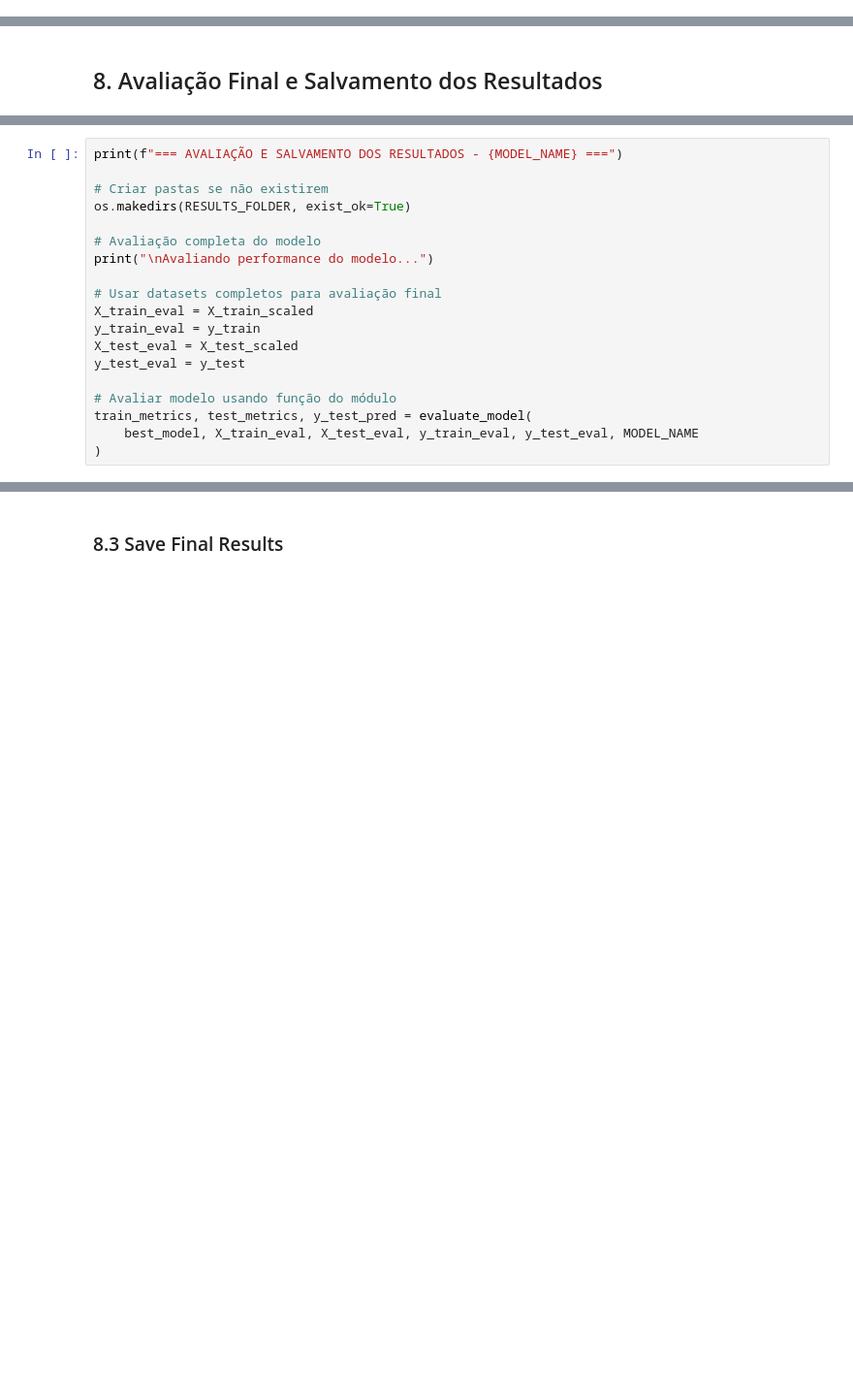
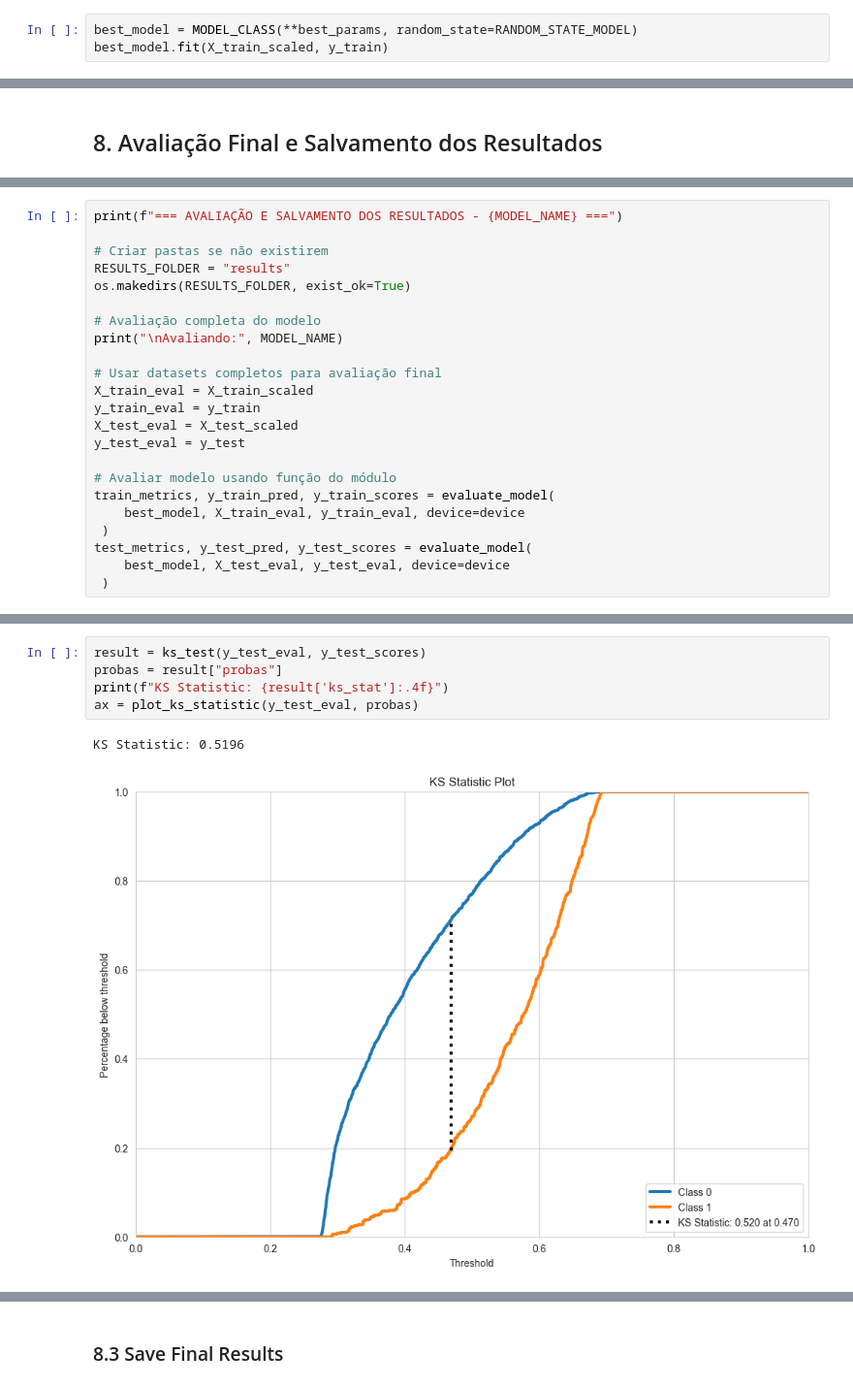
Before and after one commit to thomazcabral/projetos-if702, a Jupyter notebook: projeto-churn/2_XGBoost.ipynb, the cells around one changed output, grey strips where cells are left out. Shown at 97% size. Saved outputs shown, nothing was run; the diff lists cells and outputs as text; blank space fills up the shorter version.

```diff
--- a/projeto-churn/2_XGBoost.ipynb
+++ b/projeto-churn/2_XGBoost.ipynb
@@ -257,0 +455,3 @@ print(f"\nModelo final {MODEL_NAME} treinado com dataset completo: {best_model}"
+# %%
+best_model = MODEL_CLASS(**best_params, random_state=RANDOM_STATE_MODEL)
+best_model.fit(X_train_scaled, y_train)
@@ -272,10 +488,11 @@ loaded_model = load(os.path.join(MODELS_FOLDER, f'{MODEL_NAME.lower().replace("
 print(f"=== AVALIAÇÃO E SALVAMENTO DOS RESULTADOS - {MODEL_NAME} ===")
 
 # Criar pastas se não existirem
+RESULTS_FOLDER = "results"
 os.makedirs(RESULTS_FOLDER, exist_ok=True)
 
 # Avaliação completa do modelo
-print("\nAvaliando performance do modelo...")
+print("\nAvaliando:", MODEL_NAME)
 
 # Usar datasets completos para avaliação final
 X_train_eval = X_train_scaled
@@ -284,6 +501,9 @@ X_test_eval = X_test_scaled
 y_test_eval = y_test
 
 # Avaliar modelo usando função do módulo
-train_metrics, test_metrics, y_test_pred = evaluate_model(
-    best_model, X_train_eval, X_test_eval, y_train_eval, y_test_eval, MODEL_NAME
-)
+train_metrics, y_train_pred, y_train_scores = evaluate_model(
+    best_model, X_train_eval, y_train_eval, device=device
+ )
+test_metrics, y_test_pred, y_test_scores = evaluate_model(
+    best_model, X_test_eval, y_test_eval, device=device
+ )
@@ -289,0 +527,8 @@ train_metrics, test_metrics, y_test_pred = evaluate_model(
+# %%
+result = ks_test(y_test_eval, y_test_scores)
+probas = result["probas"]
+print(f"KS Statistic: {result['ks_stat']:.4f}")
+ax = plot_ks_statistic(y_test_eval, probas)
+# %% [output]
+KS Statistic: 0.5196
+[figure, added]
```
Also changed, not shown: parts of 63 cells of this notebook, 8 other files.
